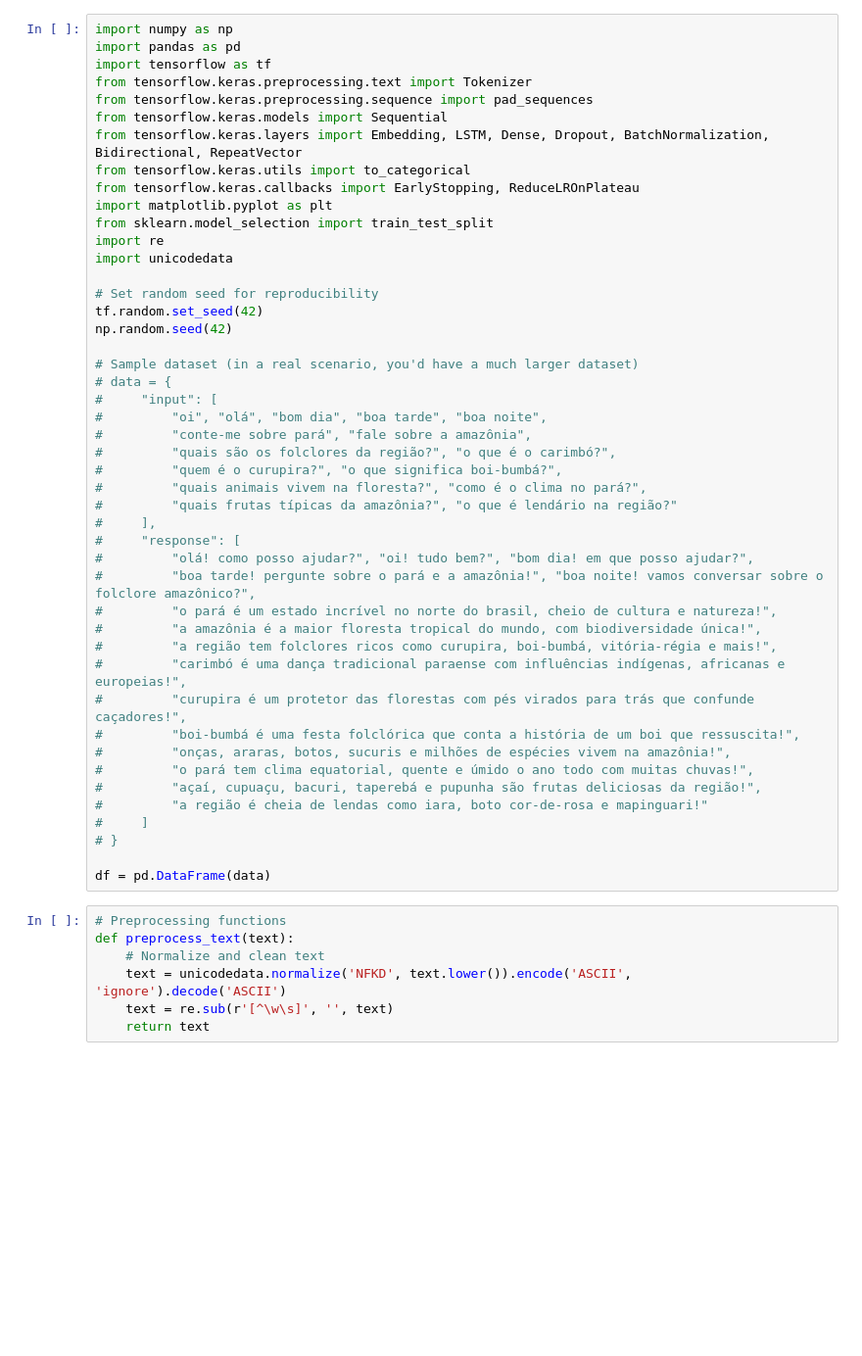
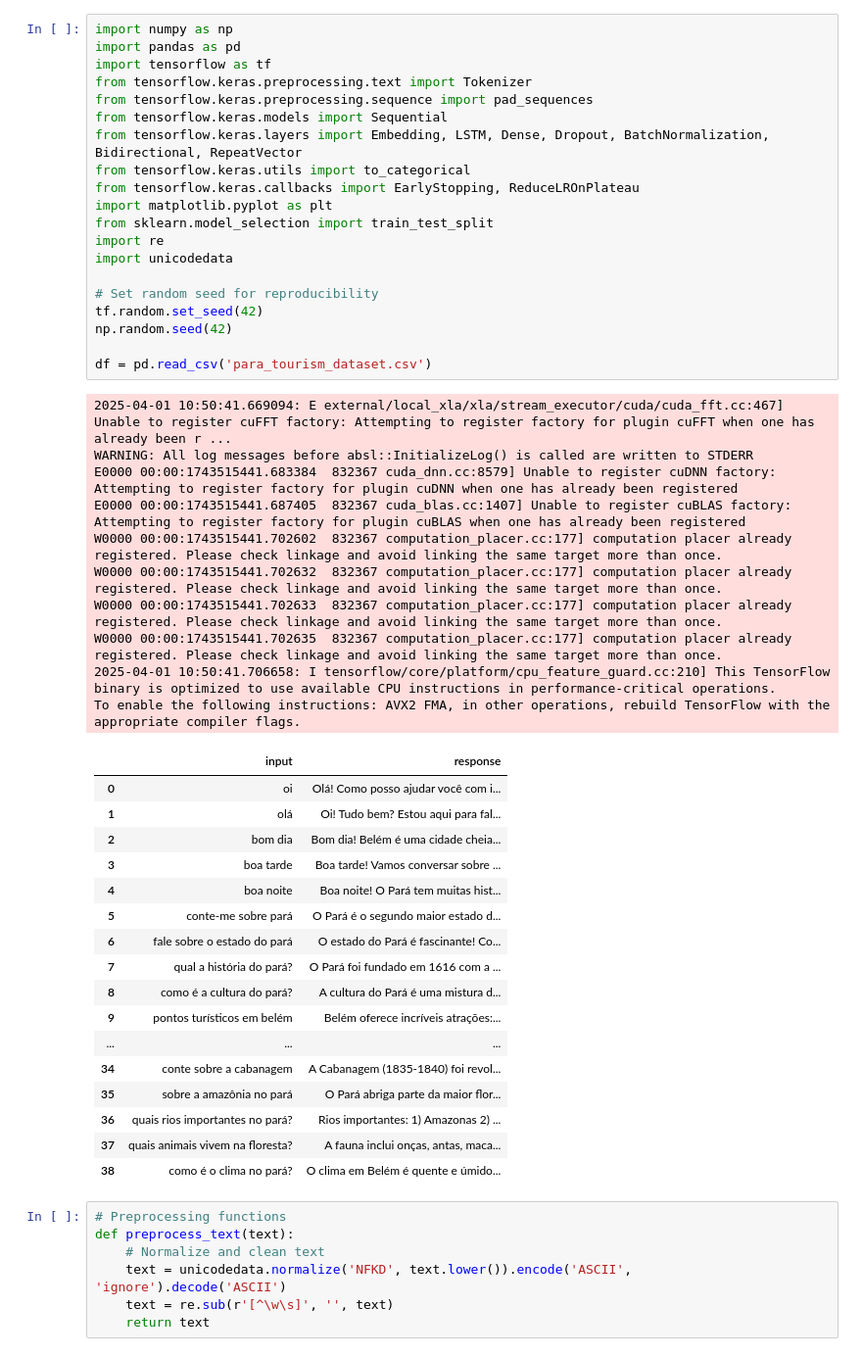
Before and after one commit to ic-2025/amazon-portuguese-chatbot, a Jupyter notebook: test.ipynb, the cells around one changed output. Shown at 98% size. Cells and saved outputs as stored; diff of their text form; blank space fills up the shorter version.

```diff
--- a/test.ipynb
+++ b/test.ipynb
@@ -118,49 +118,51 @@ Sample from DataFrame:
 # %%
 import numpy as np
 import pandas as pd
 import tensorflow as tf
 from tensorflow.keras.preprocessing.text import Tokenizer
 from tensorflow.keras.preprocessing.sequence import pad_sequences
 from tensorflow.keras.models import Sequential
 from tensorflow.keras.layers import Embedding, LSTM, Dense, Dropout, BatchNormalization, Bidirectional, RepeatVector
 from tensorflow.keras.utils import to_categorical
 from tensorflow.keras.callbacks import EarlyStopping, ReduceLROnPlateau
 import matplotlib.pyplot as plt
 from sklearn.model_selection import train_test_split
 import re
 import unicodedata
 
 # Set random seed for reproducibility
 tf.random.set_seed(42)
 np.random.seed(42)
 
-# Sample dataset (in a real scenario, you'd have a much larger dataset)
-# data = {
-#     "input": [
-#         "oi", "olá", "bom dia", "boa tarde", "boa noite",
-#         "conte-me sobre pará", "fale sobre a amazônia",
-#         "quais são os folclores da região?", "o que é o carimbó?",
-#         "quem é o curupira?", "o que significa boi-bumbá?",
-#         "quais animais vivem na floresta?", "como é o clima no pará?",
-#         "quais frutas típicas da amazônia?", "o que é lendário na região?"
-#     ],
-#     "response": [
-#         "olá! como posso ajudar?", "oi! tudo bem?", "bom dia! em que posso ajudar?",
-#         "boa tarde! pergunte sobre o pará e a amazônia!", "boa noite! vamos conversar sobre o folclore amazônico?",
-#         "o pará é um estado incrível no norte do brasil, cheio de cultura e natureza!",
-#         "a amazônia é a maior floresta tropical do mundo, com biodiversidade única!",
-#         "a região tem folclores ricos como curupira, boi-bumbá, vitória-régia e mais!",
-#         "carimbó é uma dança tradicional paraense com influências indígenas, africanas e europeias!",
-#         "curupira é um protetor das florestas com pés virados para trás que confunde caçadores!",
-#         "boi-bumbá é uma festa folclórica que conta a história de um boi que ressuscita!",
-#         "onças, araras, botos, sucuris e milhões de espécies vivem na amazônia!",
-#         "o pará tem clima equatorial, quente e úmido o ano todo com muitas chuvas!",
-#         "açaí, cupuaçu, bacuri, taperebá e pupunha são frutas deliciosas da região!",
-#         "a região é cheia de lendas como iara, boto cor-de-rosa e mapinguari!"
-#     ]
-# }
-
-df = pd.DataFrame(data)
+df = pd.read_csv('para_tourism_dataset.csv')
+# %% [output]
+2025-04-01 10:50:41.669094: E external/local_xla/xla/stream_executor/cuda/cuda_fft.cc:467] Unable to register cuFFT factory: Attempting to register factory for plugin cuFFT when one has already been r ...
+WARNING: All log messages before absl::InitializeLog() is called are written to STDERR
+E0000 00:00:1743515441.683384  832367 cuda_dnn.cc:8579] Unable to register cuDNN factory: Attempting to register factory for plugin cuDNN when one has already been registered
+E0000 00:00:1743515441.687405  832367 cuda_blas.cc:1407] Unable to register cuBLAS factory: Attempting to register factory for plugin cuBLAS when one has already been registered
+W0000 00:00:1743515441.702602  832367 computation_placer.cc:177] computation placer already registered. Please check linkage and avoid linking the same target more than once.
+W0000 00:00:1743515441.702632  832367 computation_placer.cc:177] computation placer already registered. Please check linkage and avoid linking the same target more than once.
+W0000 00:00:1743515441.702633  832367 computation_placer.cc:177] computation placer already registered. Please check linkage and avoid linking the same target more than once.
+W0000 00:00:1743515441.702635  832367 computation_placer.cc:177] computation placer already registered. Please check linkage and avoid linking the same target more than once.
+2025-04-01 10:50:41.706658: I tensorflow/core/platform/cpu_feature_guard.cc:210] This TensorFlow binary is optimized to use available CPU instructions in performance-critical operations.
+To enable the following instructions: AVX2 FMA, in other operations, rebuild TensorFlow with the appropriate compiler flags.
+|  | input | response |
+| 0 | oi | Olá! Como posso ajudar você com i... |
+| 1 | olá | Oi! Tudo bem? Estou aqui para fal... |
+| 2 | bom dia | Bom dia! Belém é uma cidade cheia... |
+| 3 | boa tarde | Boa tarde! Vamos conversar sobre ... |
+| 4 | boa noite | Boa noite! O Pará tem muitas hist... |
+| 5 | conte-me sobre pará | O Pará é o segundo maior estado d... |
+| 6 | fale sobre o estado do pará | O estado do Pará é fascinante! Co... |
+| 7 | qual a história do pará? | O Pará foi fundado em 1616 com a ... |
+| 8 | como é a cultura do pará? | A cultura do Pará é uma mistura d... |
+| 9 | pontos turísticos em belém | Belém oferece incríveis atrações:... |
+| ... | ... | ... |
+| 34 | conte sobre a cabanagem | A Cabanagem (1835-1840) foi revol... |
+| 35 | sobre a amazônia no pará | O Pará abriga parte da maior flor... |
+| 36 | quais rios importantes no pará? | Rios importantes: 1) Amazonas 2) ... |
+| 37 | quais animais vivem na floresta? | A fauna inclui onças, antas, maca... |
+| 38 | como é o clima no pará? | O clima em Belém é quente e úmido... |
 # %%
 # Preprocessing functions
 def preprocess_text(text):
```
Also changed, not shown: parts of 12 cells of this notebook, 13 other files.
